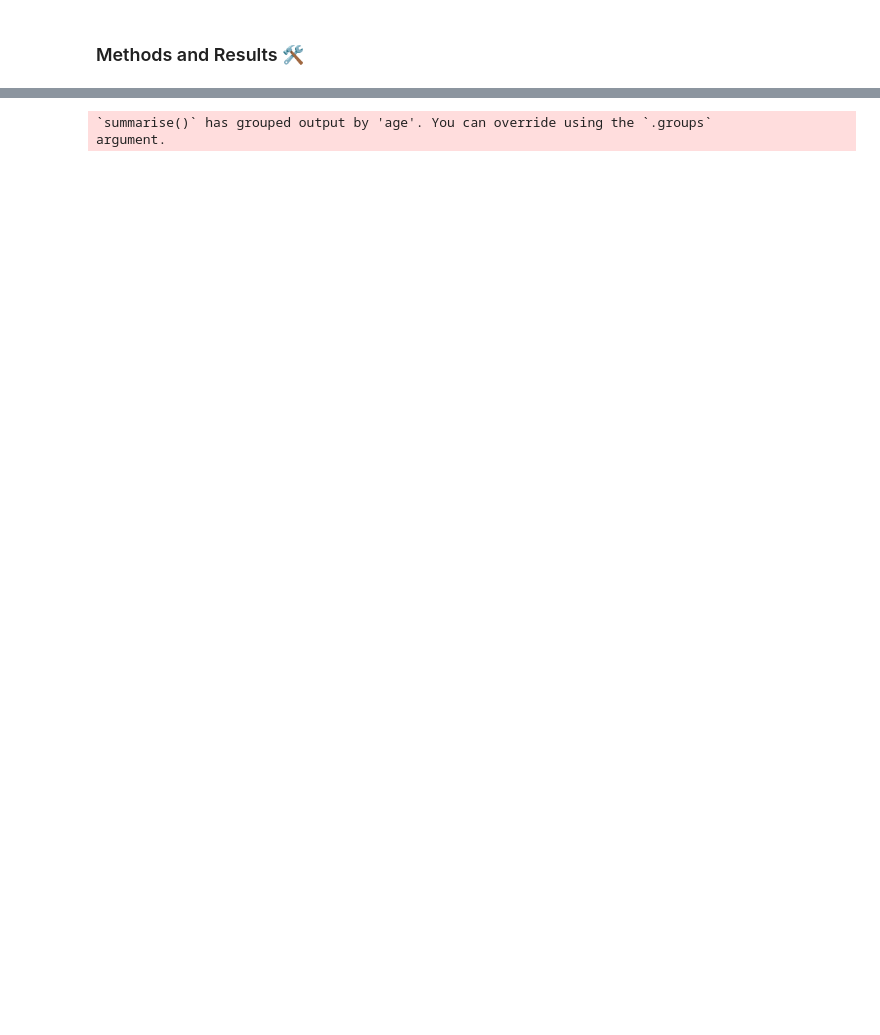
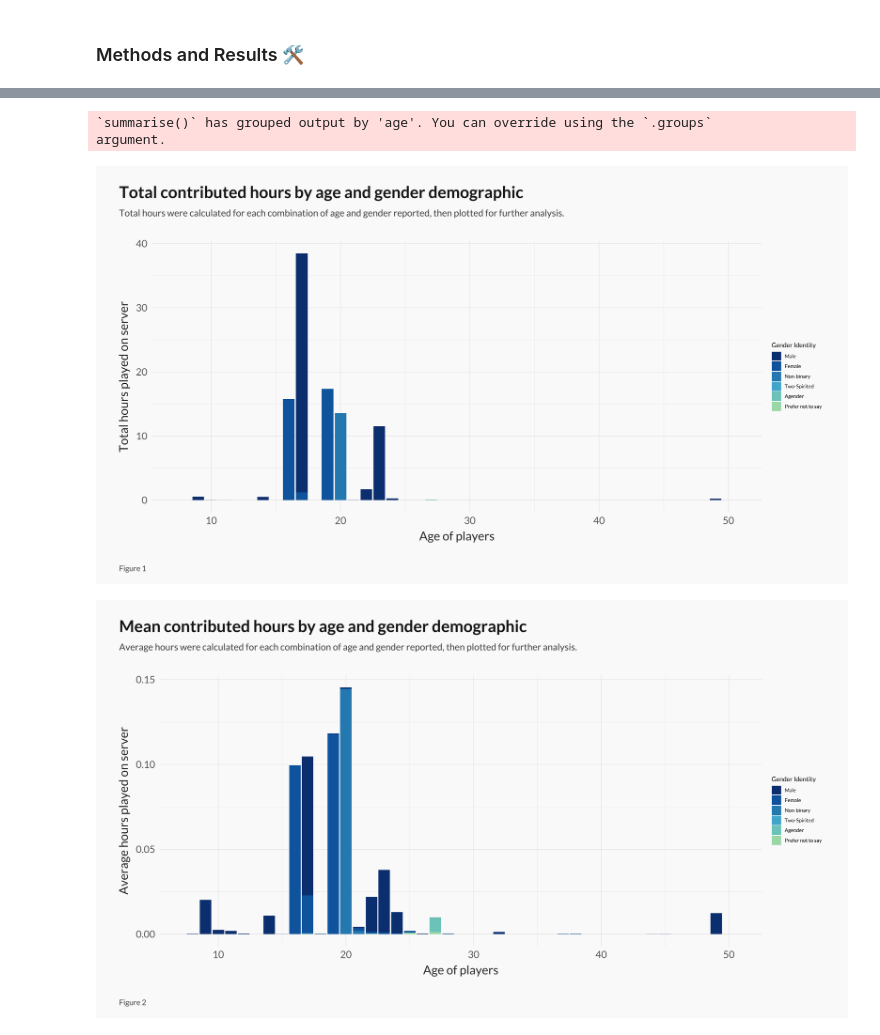
Before and after one commit to liammurray123/DSCI-100-Final-Project, a Jupyter notebook: Analysis.ipynb, the cells around one changed output, grey strips where cells are left out. Drawn from its saved outputs; the diff is of its cells as text; code cells hidden in the pictures; blank space fills up the shorter version.

Commit message:
Updated styling, added exploration info, started regression code docs.

```diff
--- a/Analysis.ipynb
+++ b/Analysis.ipynb
@@ -259,0 +226,18 @@ A data.frame: 10 × 10
+# %%
+session_data <- read_csv("data/sessions.csv") |>
+    clean_names() |>
+    select(hashed_email:end_time) |>
+    mutate(start_time = dmy_hm(start_time)) |>
+    mutate(end_time = dmy_hm(end_time)) |>
+    mutate(session_length = end_time - start_time)
+
+player_data <- read_csv("data/players.csv") |>
+    clean_names() |>
+    mutate(gender = factor(gender, levels=c("Male","Female", "Non-binary", "Two-Spirited", "Agender", "Other", "Prefer not to say"))) |>
+    mutate(experience = as_factor(experience)) |>
+    mutate(subscribe = as_factor(subscribe))
+
+merged_data <- merge(x = session_data, y = player_data, by = "hashed_email") |>
+    na.omit()
+
+slice_sample(merged_data, n=10)
@@ -416,22 +351,51 @@ Warning message:
 # %%
+# Exploring age and gender as factors for gameplay contributions
+
 options(repr.plot.width = 18)
 
 total_recorded_hours <- sum(merged_data$played_hours)
 
 contribution_data <- merged_data |>
     na.omit() |>
     group_by(age, gender) |>
     summarize(mean_hours = mean(played_hours), group_contribution = sum(played_hours) / total_recorded_hours * 100, mean_contribution = mean(played_hours) / total_recorded_hours * 100) |>
     arrange(-group_contribution)
 
 # contribution_data
 
-# contribution_graph <- contribution_data |>
-#     ggplot(aes(y=mean_hours, x=age, fill=gender)) +
-#         geom_bar(stat="identity", position = "dodge")
-# contribution_graph
+group_contribution_graph <- contribution_data |>
+    ggplot(aes(y=group_contribution, x=age, fill=gender)) +
+        geom_bar(stat="identity", position = "stack") +
+        # facet_grid(cols = vars(gender)) +
+        labs(
+            title = "Total contributed hours by age and gender demographic",
+            subtitle = "Total hours were calculated for each combination of age and gender reported, then plotted for further analysis.",
+            x = "Age of players",
+            y = "Total hours played on server",
+            fill = "Gender Identity",
+            caption = "Figure 1"
+        )
+
+group_contribution_graph
+
+mean_contribution_graph <- contribution_data |>
+    ggplot(aes(y=mean_contribution, x=age, fill=gender)) +
+        geom_bar(stat="identity", position = "stack") +
+        # facet_grid(cols = vars(gender)) +
+        labs(
+            title = "Mean contributed hours by age and gender demographic",
+            subtitle = "Average hours were calculated for each combination of age and gender reported, then plotted for further analysis.",
+            x = "Age of players",
+            y = "Average hours played on server",
+            fill = "Gender Identity",
+            caption = "Figure 2"
+        )
+
+mean_contribution_graph
 
 # mean_hours_plot
 # %% [output]
 `summarise()` has grouped output by 'age'. You can override using the `.groups`
 argument.
+[figure, added]
+[figure, added]
```
Also changed, not shown: parts of 34 cells of this notebook, 1 other file.
